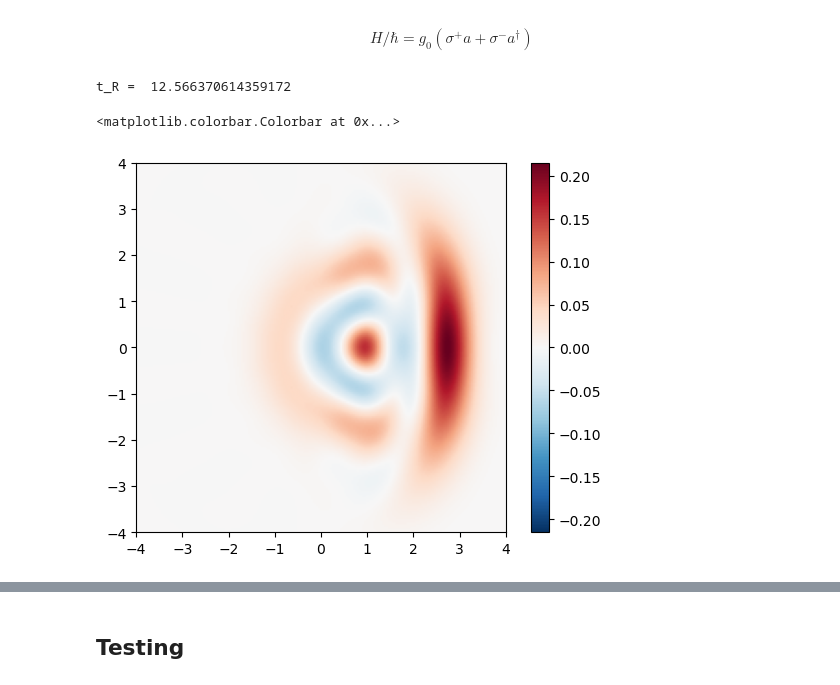
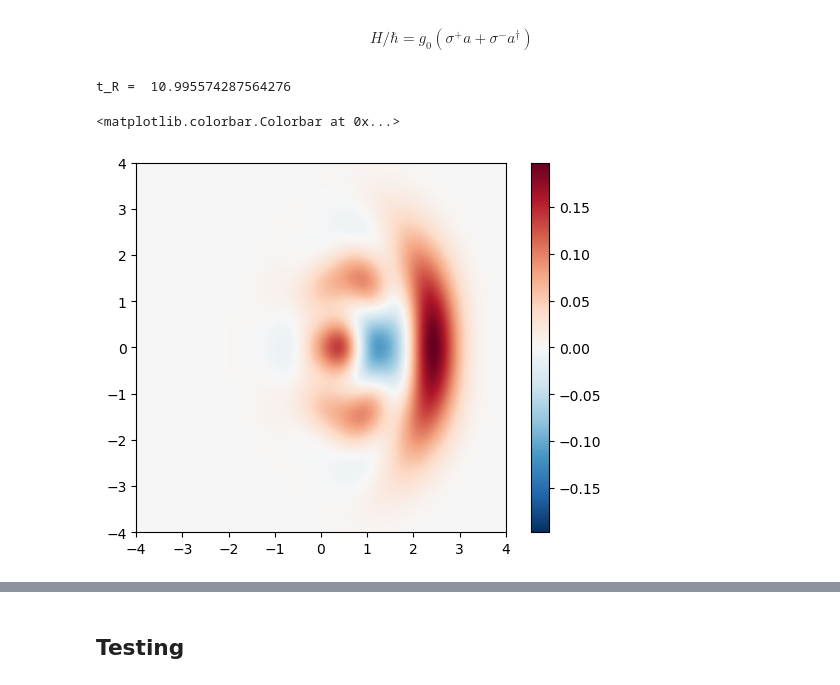
Before and after one commit to jan-chelmecki/ENS-Quantum-Optics-Homework, a Jupyter notebook: HW4_Chelmecki.ipynb, the cells around one changed output, grey strips where cells are left out. Cells and saved outputs as stored; diff of their text form; code cells hidden in the pictures.

```diff
--- a/HW4_Chelmecki.ipynb
+++ b/HW4_Chelmecki.ipynb
@@ -11,11 +11,15 @@ $$
 H / \hbar = g_0 (\sigma^+ a + \sigma^- a^{\dag})
 $$
 # %%
-alpha = -2.0
+alpha = -1.75
 N = 15
 g0 = 1.0
 
-print("t_R = ", 2*np.pi*abs(alpha)/g0)
+t_R =  2*np.pi*abs(alpha)/g0
+T = 15
+dt = 0.01; N_Steps = int(T/dt)
+times = np.linspace(0,T,N_Steps+1)
+print("t_R = ", t_R)
 
 xmax = 4
 xvec = np.linspace(-xmax,xmax,201)
@@ -26,7 +30,7 @@ e = basis(2,1)
 
 H = g0* ( tensor(destroy(2).dag(), destroy(N)) + tensor(destroy(2), destroy(N).dag()) )
 # %% [output]
-t_R =  12.566370614359172
+t_R =  10.995574287564276
 # %%
 psi0 = tensor(g, coherent(N,alpha))
 rho0 = psi0*psi0.dag()
@@ -34,10 +37,11 @@ times = np.linspace(0,13,1301)
 result = mesolve(H, rho0, times)
 # %%
-rho = result.states[1257//2*2].ptrace(1)
+t = 11
+rho = result.states[int(N_Steps*t/T)].ptrace(1)
 W = wigner(rho, xvec, yvec)
 W_max = np.max(abs(W))
-plt.imshow(W,cmap="RdBu_r",vmin=-W_max,vmax=W_max, extent=[-xmax,xmax,-xmax,xmax])
+plt.imshow(W,cmap="RdBu_r",vmin=-W_max,vmax=W_max, extent=[-xmax,xmax,-xmax,xmax], aspect=1)
 plt.colorbar()
 # %% [output]
 <matplotlib.colorbar.Colorbar at 0x...>
-[figure, old version]
+[figure, new version]
```
Also changed, not shown: parts of 3 cells of this notebook.
